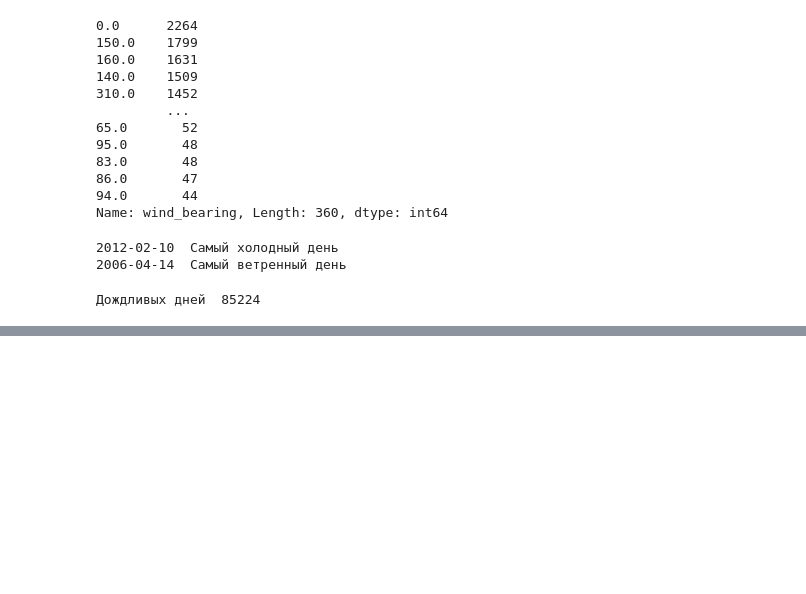
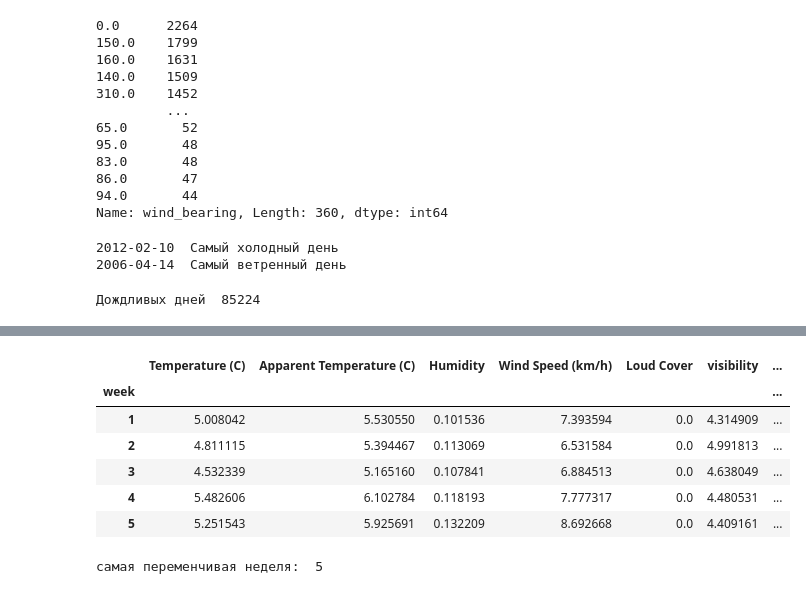
Before and after one commit to DmitryKutsev/ml_hw, a Jupyter notebook: hw1.ipynb, the cells around one changed output, grey strips where cells are left out. Saved outputs shown, nothing was run; the diff lists cells and outputs as text; code cells hidden in the pictures; blank space fills up the shorter version.

```diff
--- a/hw1.ipynb
+++ b/hw1.ipynb
@@ -77,0 +146,16 @@ print("Дождливых дней ", rainy_days)
+# %%
+weather_hist['weathers'] = weather_hist[['Humidity','Wind Speed (km/h)','Temperature (C)']].sum(axis=1)
+grouped_week = weather_hist.groupby(['week']).aggregate(np.std)
+grouped_week.head()
+# %% [output]
+|  | Temperature (C) | Apparent Temperature (C) | Humidity | Wind Speed (km/h) | Loud Cover | visibility | ... |
+| week |  |  |  |  |  |  | ... |
+| 1 | 5.008042 | 5.530550 | 0.101536 | 7.393594 | 0.0 | 4.314909 | ... |
+| 2 | 4.811115 | 5.394467 | 0.113069 | 6.531584 | 0.0 | 4.991813 | ... |
+| 3 | 4.532339 | 5.165160 | 0.107841 | 6.884513 | 0.0 | 4.638049 | ... |
+| 4 | 5.482606 | 6.102784 | 0.118193 | 7.777317 | 0.0 | 4.480531 | ... |
+| 5 | 5.251543 | 5.925691 | 0.132209 | 8.692668 | 0.0 | 4.409161 | ... |
+# %%
+print("самая переменчивая неделя: ", grouped_week['weathers'].idxmax())
+# %% [output]
+самая переменчивая неделя:  5
```
Also changed, not shown: parts of 8 cells of this notebook.
